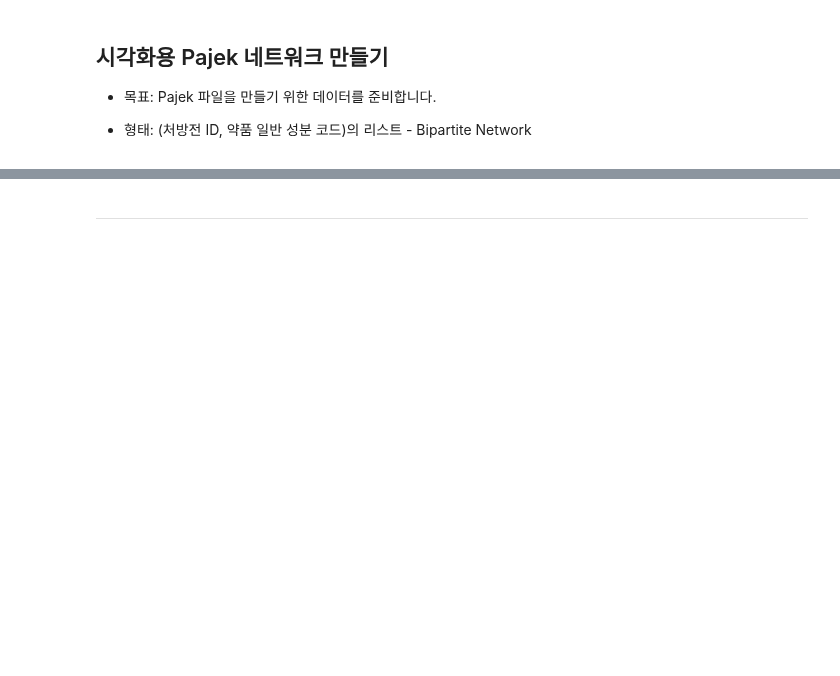
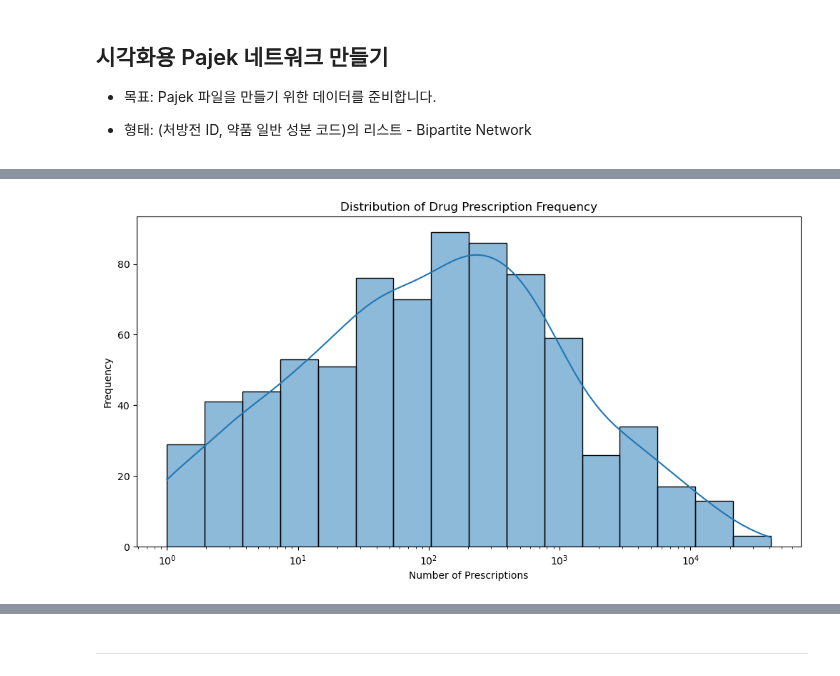
Before and after one commit to YuHan-J-Nam/Drug_Coprescription_Network_Analysis, a Jupyter notebook: full_graph_test.ipynb, the cells around one changed output, grey strips where cells are left out. Drawn from its saved outputs; the diff is of its cells as text; code cells hidden in the pictures; blank space fills up the shorter version.

Commit message:
Updating full_graph_test

```diff
--- a/full_graph_test.ipynb
+++ b/full_graph_test.ipynb
@@ -150,7 +150,7 @@ mapped_df.head()
 | 4 | 2017 | 62 | 37765102 | 1 | 1 | 12 | 41 | 20170609 | 454002ATB | 1.0 | 1 | ... |
 # %%
 # 'pid'와 '주성분명' 열만 추출합니다.
-pid_drug_df = df[['pid', '주성분명']]
+pid_drug_df = mapped_df[['pid', '주성분명']]
 
 # 고유한 'pid'와 '주성분명'의 리스트 생성
 unique_pids = pid_drug_df['pid'].unique()
@@ -163,3 +163,16 @@ drug_to_node = {drug: idx + 1 + len(unique_pids) for idx, drug in enumerate(uniq
 # 전체 노드 수 계산
 M = len(unique_pids)
 N = M + len(unique_drugs)
+# %%
+# "주성분명" 별로 몇번 처방되었는지 계산합니다.
+drug_counts = pid_drug_df['주성분명'].value_counts()
+
+# 처방된 빈도를 시각화합니다.
+plt.figure(figsize=(12, 6))
+sns.histplot(drug_counts, kde=True, log_scale=True)
+plt.xlabel('Number of Prescriptions')
+plt.ylabel('Frequency')
+plt.title('Distribution of Drug Prescription Frequency')
+plt.show()
+# %% [output]
+[figure, added]
```
Also changed, not shown: parts of 22 cells of this notebook.
